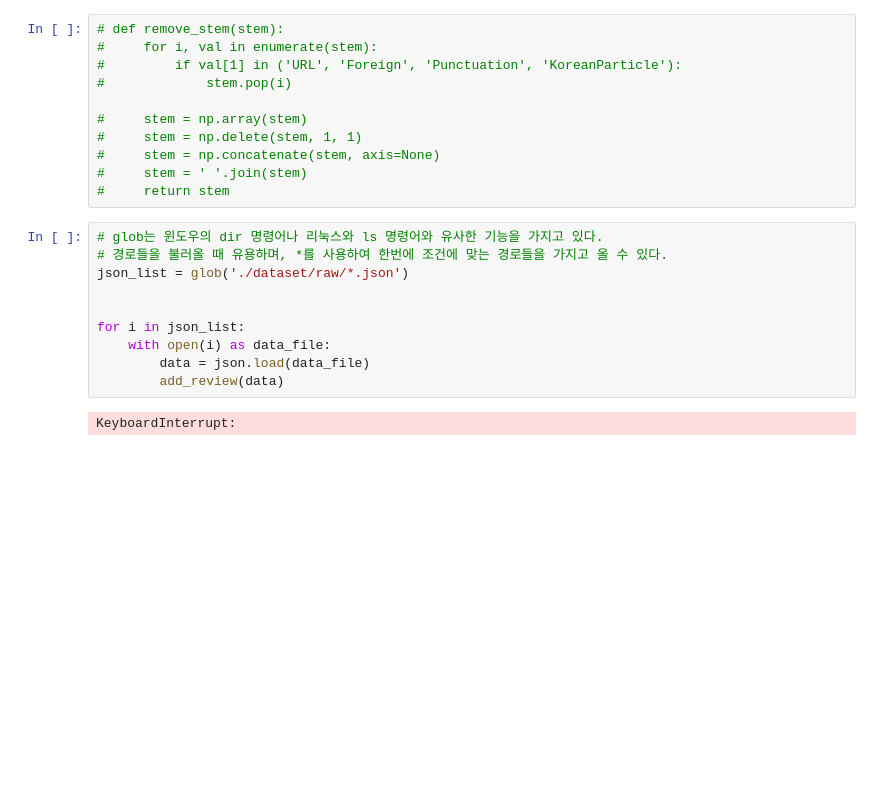
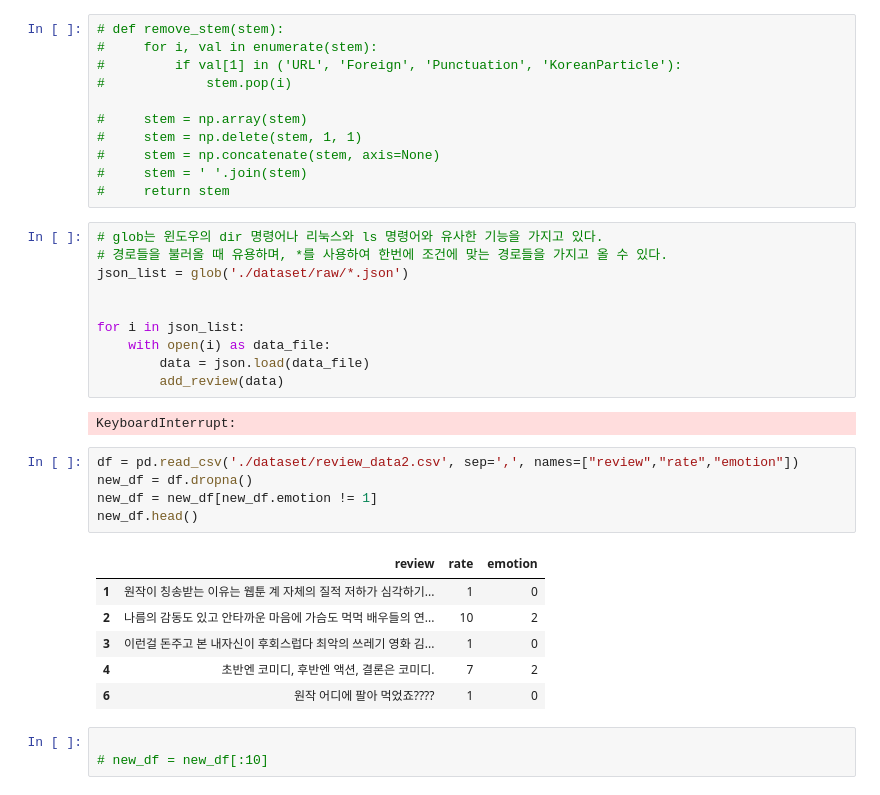
Before and after one commit to naramp4/ictproject, a Jupyter notebook: makeDataSet.ipynb, the cells around one changed output. Cells and saved outputs as stored; diff of their text form; blank space fills up the shorter version.

```diff
--- a/makeDataSet.ipynb
+++ b/makeDataSet.ipynb
@@ -53,3 +53,18 @@ for i in json_list:
         add_review(data)
 # %% [output]
 KeyboardInterrupt:
+# %%
+df = pd.read_csv('./dataset/review_data2.csv', sep=',', names=["review","rate","emotion"])
+new_df = df.dropna()
+new_df = new_df[new_df.emotion != 1]
+new_df.head()
+# %% [output]
+|  | review | rate | emotion |
+| 1 | 원작이 칭송받는 이유는 웹툰 계 자체의 질적 저하가 심각하기... | 1 | 0 |
+| 2 | 나름의 감동도 있고 안타까운 마음에 가슴도 먹먹 배우들의 연... | 10 | 2 |
+| 3 | 이런걸 돈주고 본 내자신이 후회스럽다 최악의 쓰레기 영화 김... | 1 | 0 |
+| 4 | 초반엔 코미디, 후반엔 액션, 결론은 코미디. | 7 | 2 |
+| 6 | 원작 어디에 팔아 먹었죠???? | 1 | 0 |
+# %%
+
+# new_df = new_df[:10]
```
Also changed, not shown: parts of 3 cells of this notebook, 2 other files.
